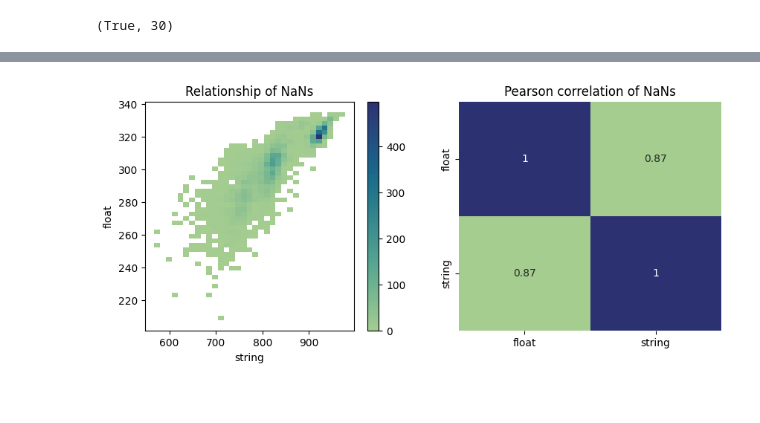
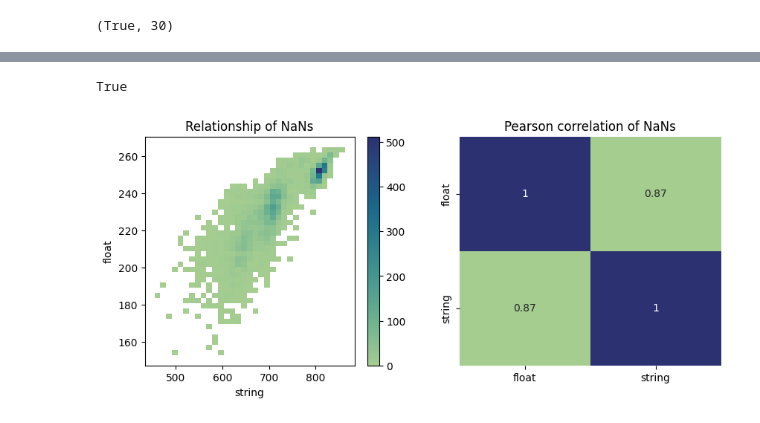
Before and after one commit to Axik0/ML_GB, a Jupyter notebook: DS_task.ipynb, the cells around one changed output, grey strips where cells are left out. Drawn from its saved outputs; the diff is of its cells as text; code cells hidden in the pictures.

```diff
--- a/DS_task.ipynb
+++ b/DS_task.ipynb
@@ -109,0 +138,3 @@ allnan_cols = train_df.columns[train_df.isnull().all(axis=0)]
+# %%
+discard_base = pd.Index(['id']).union(nan_cols_common).union(nan_diff_train).union(nan_diff_test)
+discard_base
@@ -109,0 +148,4 @@ allnan_cols = train_df.columns[train_df.isnull().all(axis=0)]
+# %%
+train_df_ = train_df.drop(discard_base, axis=1)
+test_df_ = test_df.drop(discard_base, axis=1)
+test_df_.shape, test_df.shape
@@ -133,7 +189,6 @@ Nevertheless, I don't want to blow up feature amount with OHE or discard feature
 # %%
-string_part = train_df.select_dtypes(include=['O'])
-string_stats = string_part.describe()
-string_stats
+string_part_train = train_df_.select_dtypes(include=['O'])
+string_part_train.describe()
 # %% [output]
 |  | release | c_0327 | c_0328 | c_0329 | c_0330 | c_0331 | c_0332 | c_0333 | c_0334 | c_0335 | ... | ... |
 | count | 8000 | 22 | 512 | 5 | 157 | 6 | 1690 | 482 | 26 | 821 | ... | ... |
@@ -192,4 +314,4 @@ Those NaNs are strongly ($\rho= 0.87$) correlated with float NaNs, i.e. used to
 # %%
-float_part = train_df.select_dtypes(include=['float64'])
-float_part.describe()
+float_part_train = train_df_.select_dtypes(include=['float64'])
+float_part_train.describe()
 # %% [output]
@@ -217,14 +328,20 @@ ax = sns.histplot(existing_per_column, kde=True, bins=100)
+# %%
+#ensure that we have the same dtype for test data
+float_part_test = test_df_.select_dtypes(include=['float64'])
+(float_part_test.columns == float_part_train.columns).all()
+# %% [output]
+True
 # %%
 #NaN relationship
 fig, ax = plt.subplots(1,2, figsize=(10,4))
-rel = pd.concat([float_part.isna().sum(axis=1), string_part.isna().sum(axis=1)], axis=1)
+rel = pd.concat([float_part_train.isna().sum(axis=1), string_part_train.isna().sum(axis=1)], axis=1)
 ax[0].set_title('Relationship of NaNs')
 ax[0].set_xlabel('string')
 ax[0].set_ylabel('float')
 ax[0] = sns.histplot(rel, x=1, y=0, cbar=True, cmap='crest', ax=ax[0])
 ax[1].set_title('Pearson correlation of NaNs')
 ax[1] = sns.heatmap(rel.corr(), cmap='crest', ax=ax[1], xticklabels=['float','string'], yticklabels=['float','string'], annot=True, cbar=False)
 # h = sns.jointplot(rel, x=1, y=0, s=4)
 # h.set_axis_labels('string NaNs', 'float NaNs')
 # %% [output]
-[figure, old version]
+[figure, new version]
```
Also changed, not shown: parts of 114 cells of this notebook, 5 other files.
